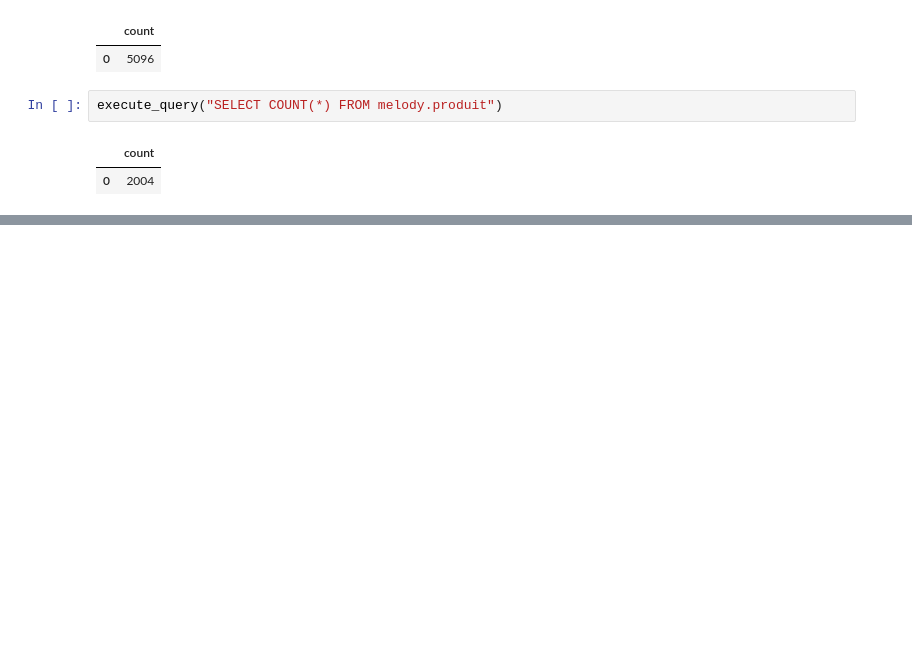
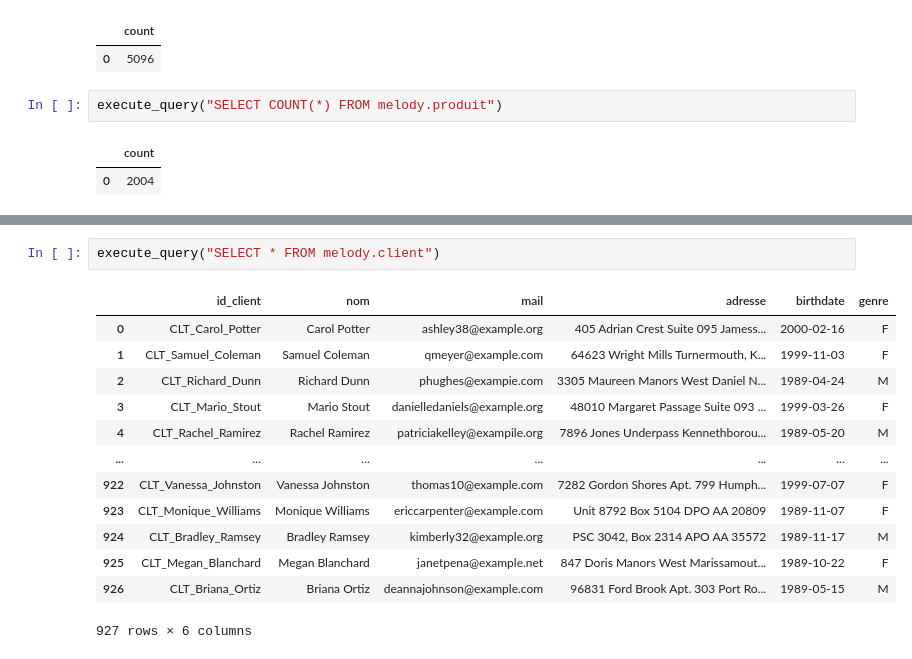
Before and after one commit to MelodyDuplaix/Projet_OCR, a Jupyter notebook: notebooks/analyse.ipynb, the cells around one changed output, grey strips where cells are left out. Drawn from its saved outputs; the diff is of its cells as text; blank space fills up the shorter version.

Commit message:
Création des premières requêtes pour l'analyse des clients

```diff
--- a/notebooks/analyse.ipynb
+++ b/notebooks/analyse.ipynb
@@ -43,0 +52,16 @@ execute_query("SELECT DISTINCT nom FROM melody.produit")
+# %%
+execute_query("SELECT * FROM melody.client")
+# %% [output]
+|  | id_client | nom | mail | adresse | birthdate | genre |
+| 0 | CLT_Carol_Potter | Carol Potter | ashley38@example.org | 405 Adrian Crest Suite 095 Jamess... | 2000-02-16 | F |
+| 1 | CLT_Samuel_Coleman | Samuel Coleman | qmeyer@example.com | 64623 Wright Mills Turnermouth, K... | 1999-11-03 | F |
+| 2 | CLT_Richard_Dunn | Richard Dunn | phughes@exampie.com | 3305 Maureen Manors West Daniel N... | 1989-04-24 | M |
+| 3 | CLT_Mario_Stout | Mario Stout | danielledaniels@example.org | 48010 Margaret Passage Suite 093 ... | 1999-03-26 | F |
+| 4 | CLT_Rachel_Ramirez | Rachel Ramirez | patriciakelley@exampile.org | 7896 Jones Underpass Kennethborou... | 1989-05-20 | M |
+| ... | ... | ... | ... | ... | ... | ... |
+| 922 | CLT_Vanessa_Johnston | Vanessa Johnston | thomas10@example.com | 7282 Gordon Shores Apt. 799 Humph... | 1999-07-07 | F |
+| 923 | CLT_Monique_Williams | Monique Williams | ericcarpenter@example.com | Unit 8792 Box 5104 DPO AA 20809 | 1989-11-07 | F |
+| 924 | CLT_Bradley_Ramsey | Bradley Ramsey | kimberly32@example.org | PSC 3042, Box 2314 APO AA 35572 | 1989-11-17 | M |
+| 925 | CLT_Megan_Blanchard | Megan Blanchard | janetpena@example.net | 847 Doris Manors West Marissamout... | 1989-10-22 | F |
+| 926 | CLT_Briana_Ortiz | Briana Ortiz | deannajohnson@example.com | 96831 Ford Brook Apt. 303 Port Ro... | 1989-05-15 | M |
+927 rows × 6 columns
```
Also changed, not shown: parts of 15 cells of this notebook, 1 other file.
